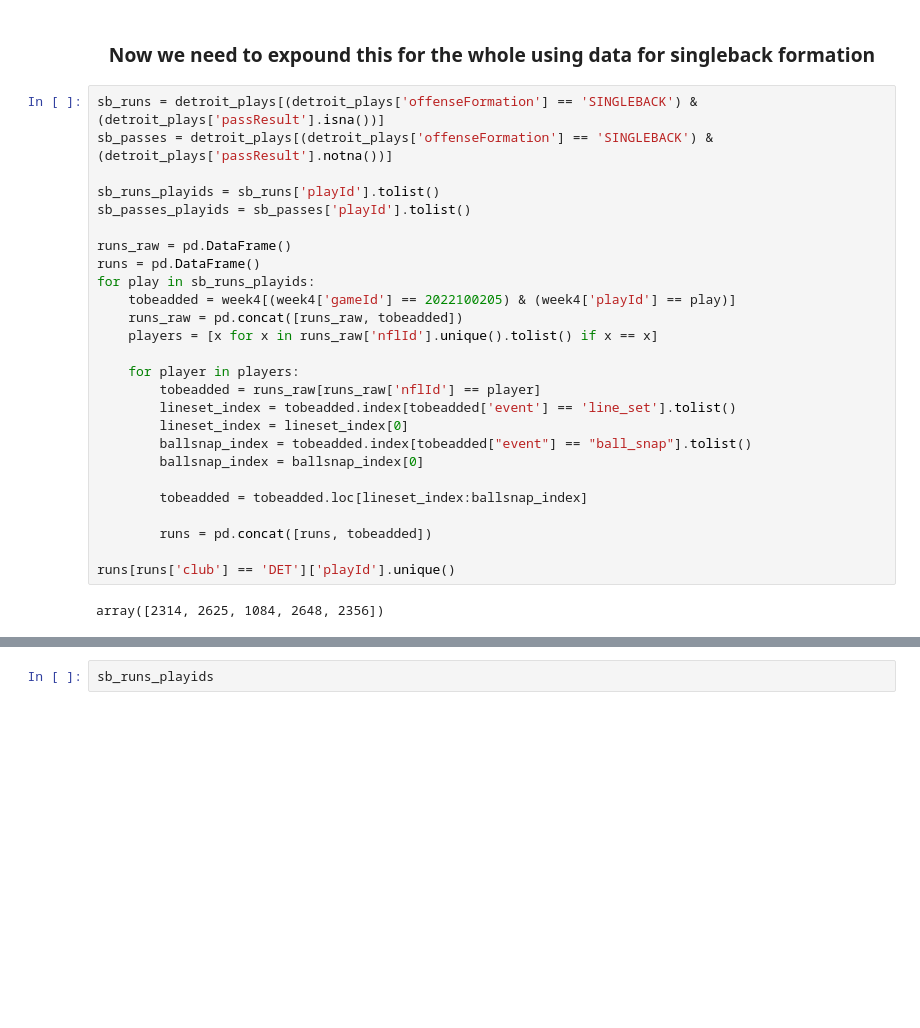
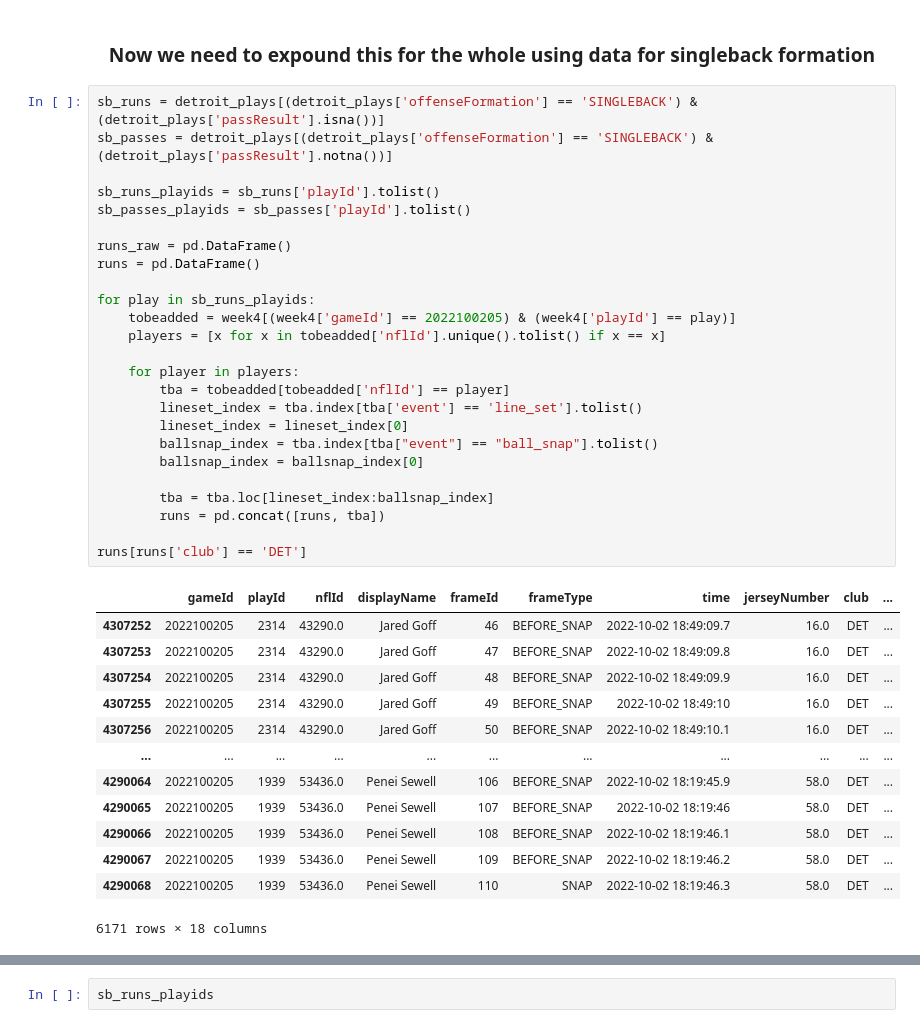
Before and after one commit to APoodle/NFL-Big-Data-Bowl-2025, a Jupyter notebook: Detroit OL Analysis.ipynb, the cells around one changed output, grey strips where cells are left out. Cells and saved outputs as stored; diff of their text form; blank space fills up the shorter version.

```diff
--- a/Detroit OL Analysis.ipynb
+++ b/Detroit OL Analysis.ipynb
@@ -399,28 +399,39 @@ o_avg_pass
 # %%
 sb_runs = detroit_plays[(detroit_plays['offenseFormation'] == 'SINGLEBACK') & (detroit_plays['passResult'].isna())]
 sb_passes = detroit_plays[(detroit_plays['offenseFormation'] == 'SINGLEBACK') & (detroit_plays['passResult'].notna())]
 
 sb_runs_playids = sb_runs['playId'].tolist()
 sb_passes_playids = sb_passes['playId'].tolist()
 
 runs_raw = pd.DataFrame()
 runs = pd.DataFrame()
+
 for play in sb_runs_playids:
     tobeadded = week4[(week4['gameId'] == 2022100205) & (week4['playId'] == play)]
-    runs_raw = pd.concat([runs_raw, tobeadded])
-    players = [x for x in runs_raw['nflId'].unique().tolist() if x == x]
+    players = [x for x in tobeadded['nflId'].unique().tolist() if x == x]
 
     for player in players:
-        tobeadded = runs_raw[runs_raw['nflId'] == player]
-        lineset_index = tobeadded.index[tobeadded['event'] == 'line_set'].tolist()
+        tba = tobeadded[tobeadded['nflId'] == player]
+        lineset_index = tba.index[tba['event'] == 'line_set'].tolist()
         lineset_index = lineset_index[0]
-        ballsnap_index = tobeadded.index[tobeadded["event"] == "ball_snap"].tolist()
+        ballsnap_index = tba.index[tba["event"] == "ball_snap"].tolist()
         ballsnap_index = ballsnap_index[0]
 
-        tobeadded = tobeadded.loc[lineset_index:ballsnap_index]
+        tba = tba.loc[lineset_index:ballsnap_index]
+        runs = pd.concat([runs, tba])
 
-        runs = pd.concat([runs, tobeadded])
-
-runs[runs['club'] == 'DET']['playId'].unique()
+runs[runs['club'] == 'DET']
 # %% [output]
+|  | gameId | playId | nflId | displayName | frameId | frameType | time | jerseyNumber | club | ... |
+| 4307252 | 2022100205 | 2314 | 43290.0 | Jared Goff | 46 | BEFORE_SNAP | 2022-10-02 18:49:09.7 | 16.0 | DET | ... |
+| 4307253 | 2022100205 | 2314 | 43290.0 | Jared Goff | 47 | BEFORE_SNAP | 2022-10-02 18:49:09.8 | 16.0 | DET | ... |
+| 4307254 | 2022100205 | 2314 | 43290.0 | Jared Goff | 48 | BEFORE_SNAP | 2022-10-02 18:49:09.9 | 16.0 | DET | ... |
+| 4307255 | 2022100205 | 2314 | 43290.0 | Jared Goff | 49 | BEFORE_SNAP | 2022-10-02 18:49:10 | 16.0 | DET | ... |
+| 4307256 | 2022100205 | 2314 | 43290.0 | Jared Goff | 50 | BEFORE_SNAP | 2022-10-02 18:49:10.1 | 16.0 | DET | ... |
+| ... | ... | ... | ... | ... | ... | ... | ... | ... | ... | ... |
+| 4290064 | 2022100205 | 1939 | 53436.0 | Penei Sewell | 106 | BEFORE_SNAP | 2022-10-02 18:19:45.9 | 58.0 | DET | ... |
+| 4290065 | 2022100205 | 1939 | 53436.0 | Penei Sewell | 107 | BEFORE_SNAP | 2022-10-02 18:19:46 | 58.0 | DET | ... |
+| 4290066 | 2022100205 | 1939 | 53436.0 | Penei Sewell | 108 | BEFORE_SNAP | 2022-10-02 18:19:46.1 | 58.0 | DET | ... |
+| 4290067 | 2022100205 | 1939 | 53436.0 | Penei Sewell | 109 | BEFORE_SNAP | 2022-10-02 18:19:46.2 | 58.0 | DET | ... |
+| 4290068 | 2022100205 | 1939 | 53436.0 | Penei Sewell | 110 | SNAP | 2022-10-02 18:19:46.3 | 58.0 | DET | ... |
-array([2314, 2625, 1084, 2648, 2356])
+6171 rows × 18 columns
```
Also changed, not shown: parts of 1 cell of this notebook.
